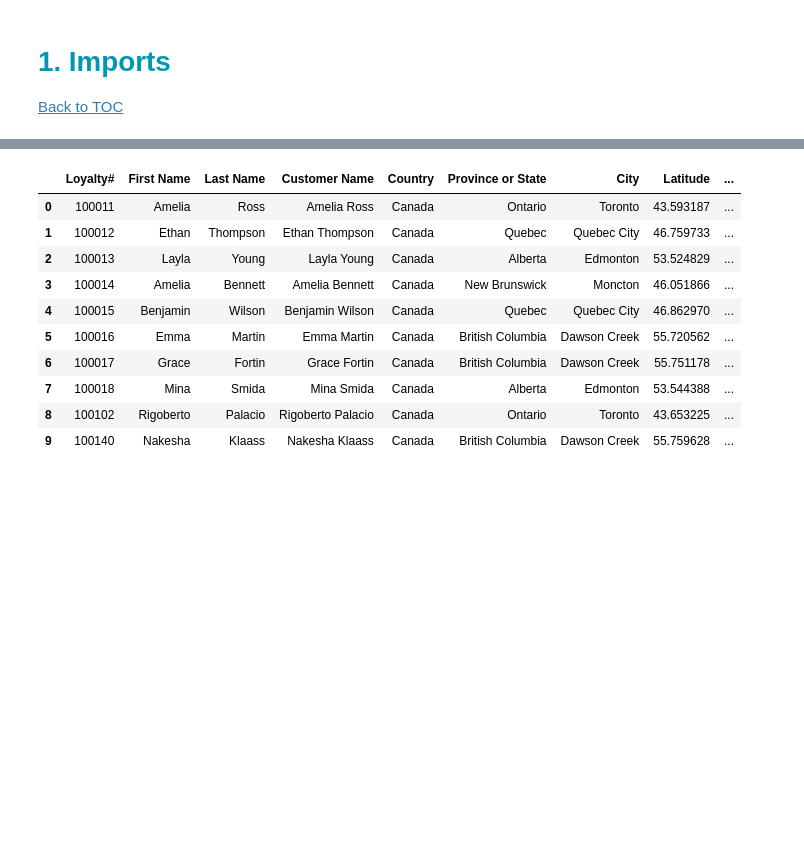
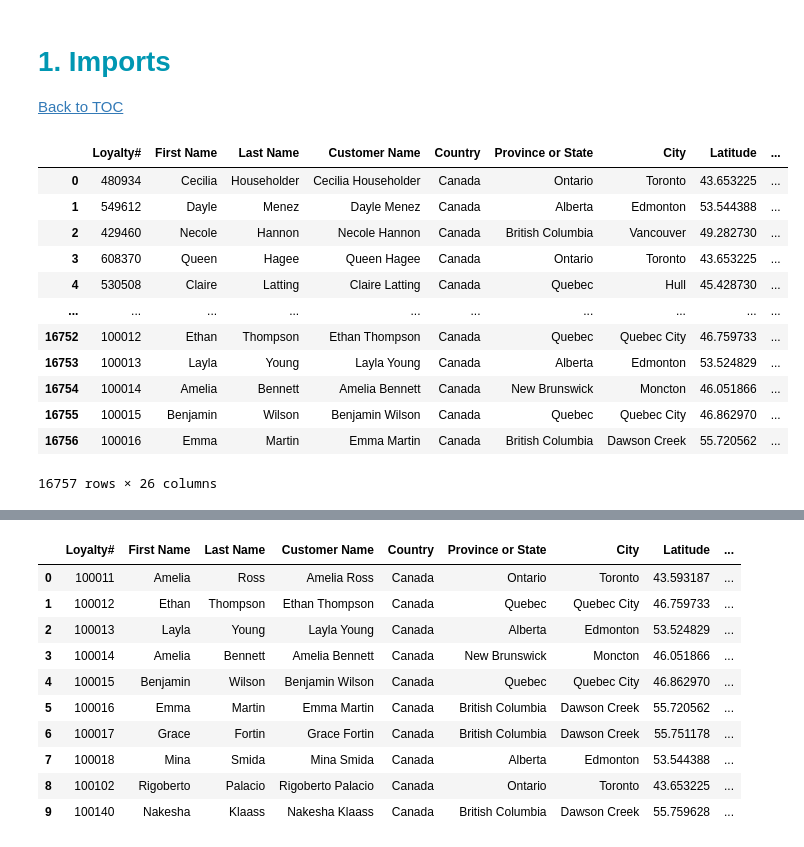
Before and after one commit to andrerangelferreira/DataMiningProject_AIAI_Group51, a Jupyter notebook: notebooks/Preproc.ipynb, the cells around one changed output, grey strips where cells are left out. Saved outputs shown, nothing was run; the diff lists cells and outputs as text; code cells hidden in the pictures; blank space fills up the shorter version.

```diff
--- a/notebooks/Preproc.ipynb
+++ b/notebooks/Preproc.ipynb
@@ -75,6 +75,22 @@ data[features_to_fill] = data[features_to_fill].fillna(0)
 # If 'RecencyInMonths' is NaN (from the 'left' merge), it means they never flew.
 # We can keep the 999 we set earlier, or set it again.
 data['RecencyInMonths'] = data['RecencyInMonths'].fillna(999)
+# %%
+customer_data
+# %% [output]
+|  | Loyalty# | First Name | Last Name | Customer Name | Country | Province or State | City | Latitude | ... |
+| 0 | 480934 | Cecilia | Householder | Cecilia Householder | Canada | Ontario | Toronto | 43.653225 | ... |
+| 1 | 549612 | Dayle | Menez | Dayle Menez | Canada | Alberta | Edmonton | 53.544388 | ... |
+| 2 | 429460 | Necole | Hannon | Necole Hannon | Canada | British Columbia | Vancouver | 49.282730 | ... |
+| 3 | 608370 | Queen | Hagee | Queen Hagee | Canada | Ontario | Toronto | 43.653225 | ... |
+| 4 | 530508 | Claire | Latting | Claire Latting | Canada | Quebec | Hull | 45.428730 | ... |
+| ... | ... | ... | ... | ... | ... | ... | ... | ... | ... |
+| 16752 | 100012 | Ethan | Thompson | Ethan Thompson | Canada | Quebec | Quebec City | 46.759733 | ... |
+| 16753 | 100013 | Layla | Young | Layla Young | Canada | Alberta | Edmonton | 53.524829 | ... |
+| 16754 | 100014 | Amelia | Bennett | Amelia Bennett | Canada | New Brunswick | Moncton | 46.051866 | ... |
+| 16755 | 100015 | Benjamin | Wilson | Benjamin Wilson | Canada | Quebec | Quebec City | 46.862970 | ... |
+| 16756 | 100016 | Emma | Martin | Emma Martin | Canada | British Columbia | Dawson Creek | 55.720562 | ... |
+16757 rows × 26 columns
 # %%
 flights_data
 # %% [output]
```
Also changed, not shown: parts of 13 cells of this notebook, 1 other file.
